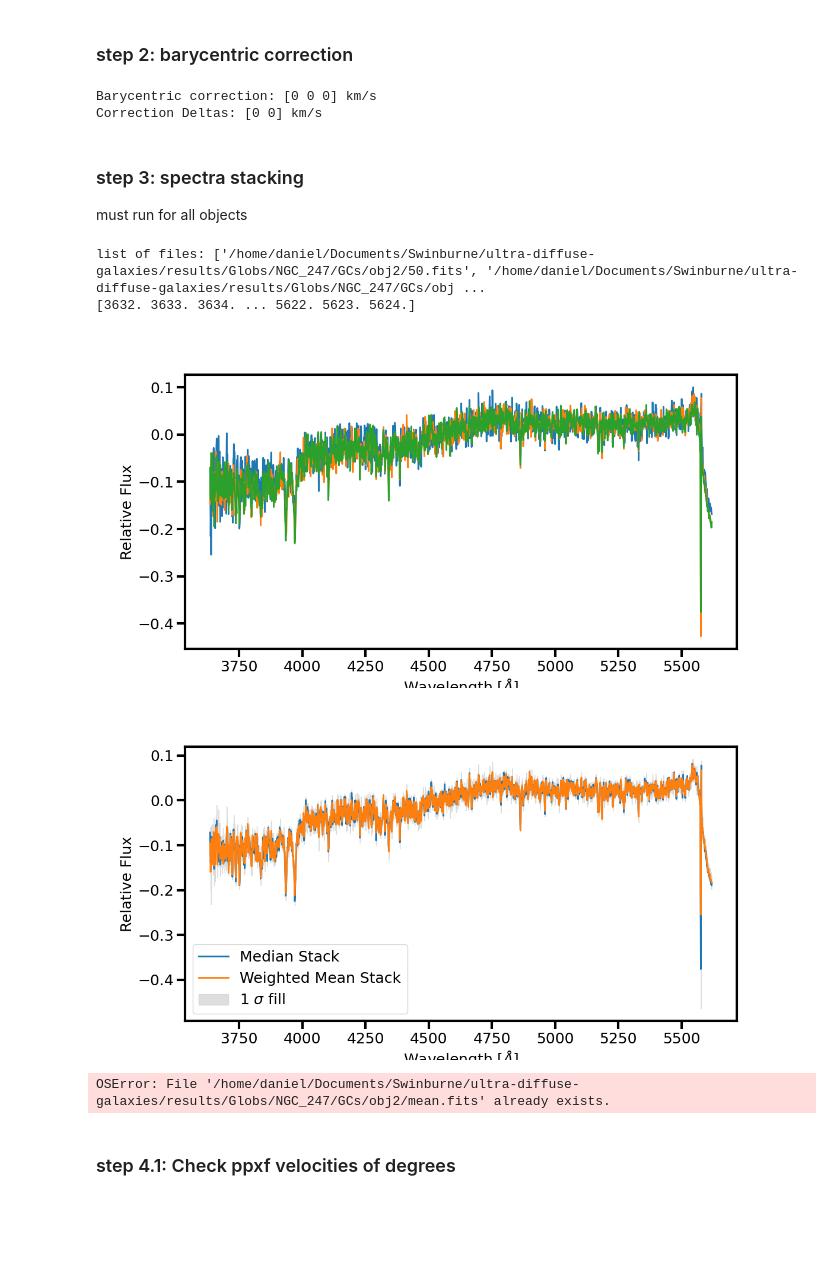
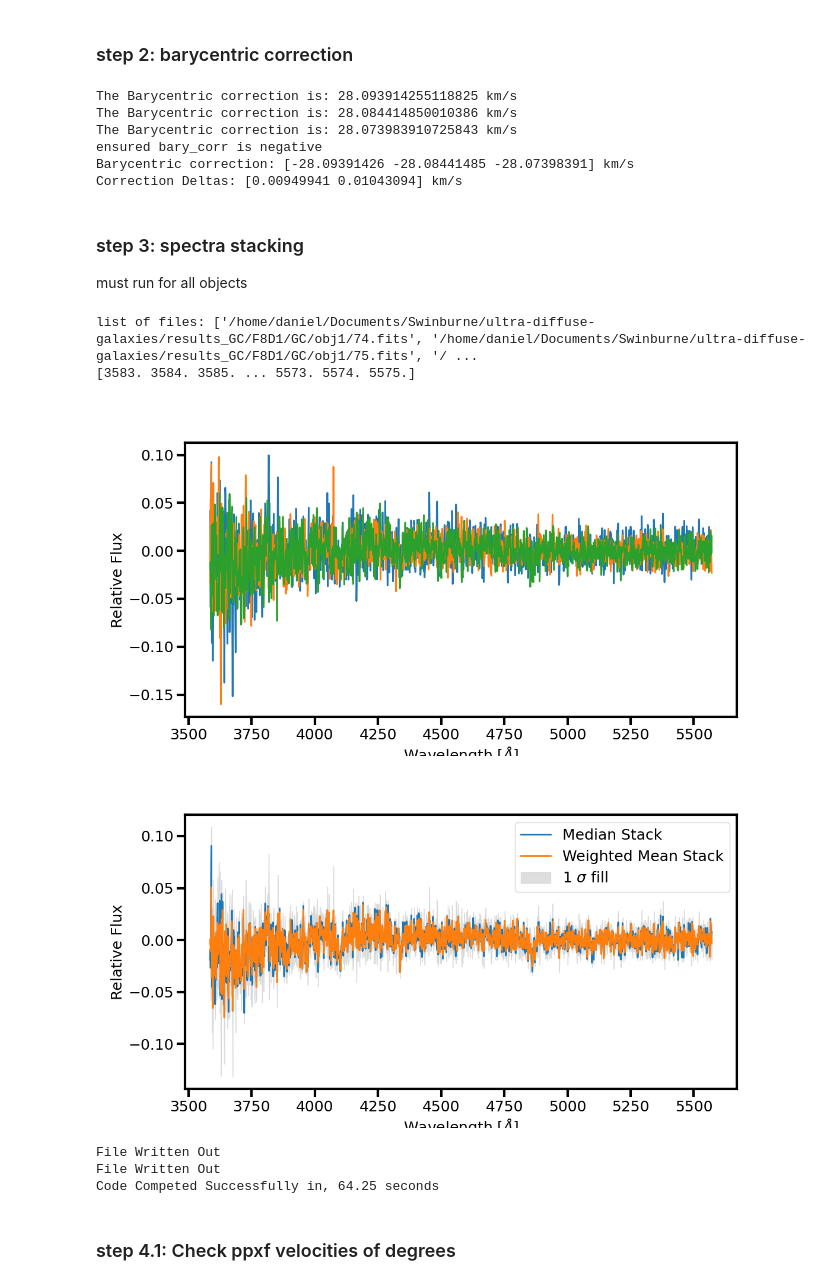
Before and after one commit to daniel-lyon/CAS-Summer-Project, a Jupyter notebook: scripts/main.ipynb, the cells around one changed output. Drawn from its saved outputs; the diff is of its cells as text; code cells hidden in the pictures; blank space fills up the shorter version.

```diff
--- a/scripts/main.ipynb
+++ b/scripts/main.ipynb
@@ -53,9 +39,9 @@ open qfitsview and create `.fits` file for all objects in the cut files
 ### step 2: barycentric correction
 # %%
 """ User inputs """
-s2_file_directory = '/home/daniel/Documents/Swinburne/ultra-diffuse-galaxies/results/Globs/NGC_247/GCs/obj2/' # path to directory containing spectra
+s2_file_directory = '/home/daniel/Documents/Swinburne/ultra-diffuse-galaxies/results_GC/F8D1/GC/obj1/' # path to directory containing spectra
 s2_file_keyword = '[0-9]*.fits' # keyword to find files in directory
-corrections = 'manual' # 'manual' or 'automatic'
+corrections = 'auto' # 'manual' or else 'automatic'
 
 if corrections == 'manual':
     bary_corr = np.array([0,0,0]) # Manual barycentric correction in km/s. One number for each file!
@@ -71,26 +57,32 @@ print(f'Barycentric correction: {bary_corr} km/s')
 print(f'Correction Deltas: {np.diff(bary_corr)} km/s')
 plt.close()
 # %% [output]
-Barycentric correction: [0 0 0] km/s
-Correction Deltas: [0 0] km/s
+The Barycentric correction is: 28.093914255118825 km/s
+The Barycentric correction is: 28.084414850010386 km/s
+The Barycentric correction is: 28.073983910725843 km/s
+ensured bary_corr is negative
+Barycentric correction: [-28.09391426 -28.08441485 -28.07398391] km/s
+Correction Deltas: [0.00949941 0.01043094] km/s
 # %% [markdown]
 ### step 3: spectra stacking
 must run for all objects
 # %%
 """ User inputs """
-overwrite = False # if True, will overwrite any existing files. Proceed with caution, probably best to set False
+overwrite = True # if True, will overwrite any existing files. Proceed with caution, probably best to set False
 
 plt.close('all')
 spectra_stack(s2_file_directory, s2_file_keyword, bary_corr, overwrite)
 # plot 1: spectra
 # plot 2: stack
 plt.close()
 # %% [output]
-list of files: ['/home/daniel/Documents/Swinburne/ultra-diffuse-galaxies/results/Globs/NGC_247/GCs/obj2/50.fits', '/home/daniel/Documents/Swinburne/ultra-diffuse-galaxies/results/Globs/NGC_247/GCs/obj ...
-[3632. 3633. 3634. ... 5622. 5623. 5624.]
+list of files: ['/home/daniel/Documents/Swinburne/ultra-diffuse-galaxies/results_GC/F8D1/GC/obj1/74.fits', '/home/daniel/Documents/Swinburne/ultra-diffuse-galaxies/results_GC/F8D1/GC/obj1/75.fits', '/ ...
+[3583. 3584. 3585. ... 5573. 5574. 5575.]
-[figure, old version]
+[figure, new version]
-[figure, old version]
+[figure, new version]
-OSError: File '/home/daniel/Documents/Swinburne/ultra-diffuse-galaxies/results/Globs/NGC_247/GCs/obj2/mean.fits' already exists.
+File Written Out
+File Written Out
+Code Competed Successfully in, 64.25 seconds
 # %% [markdown]
 ### step 4.1: Check ppxf velocities of degrees
 # %%
```
Also changed, not shown: parts of 3 cells of this notebook, 31 other files.
